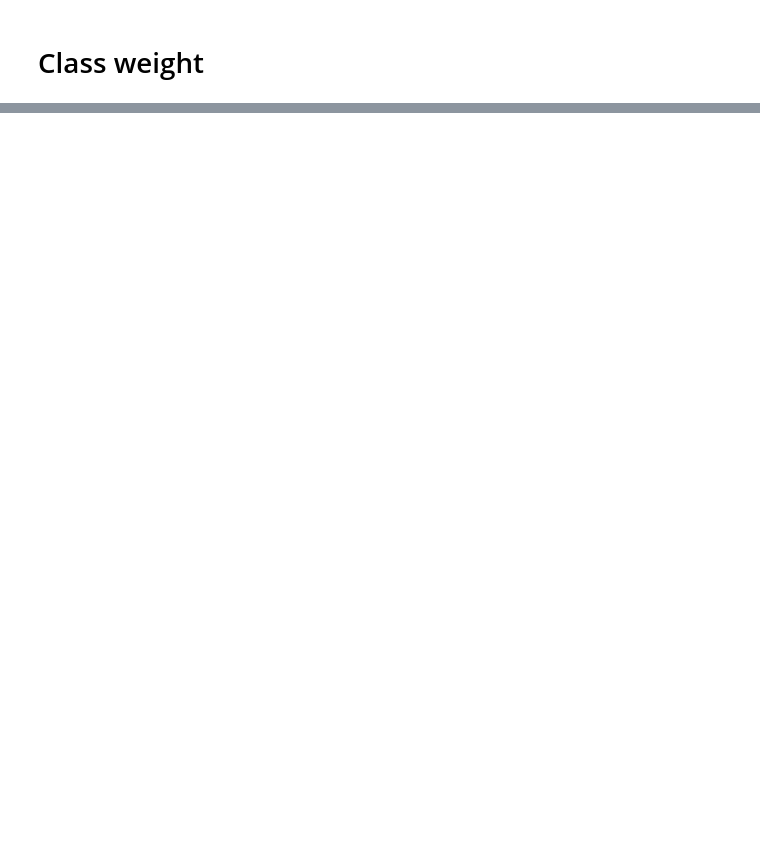
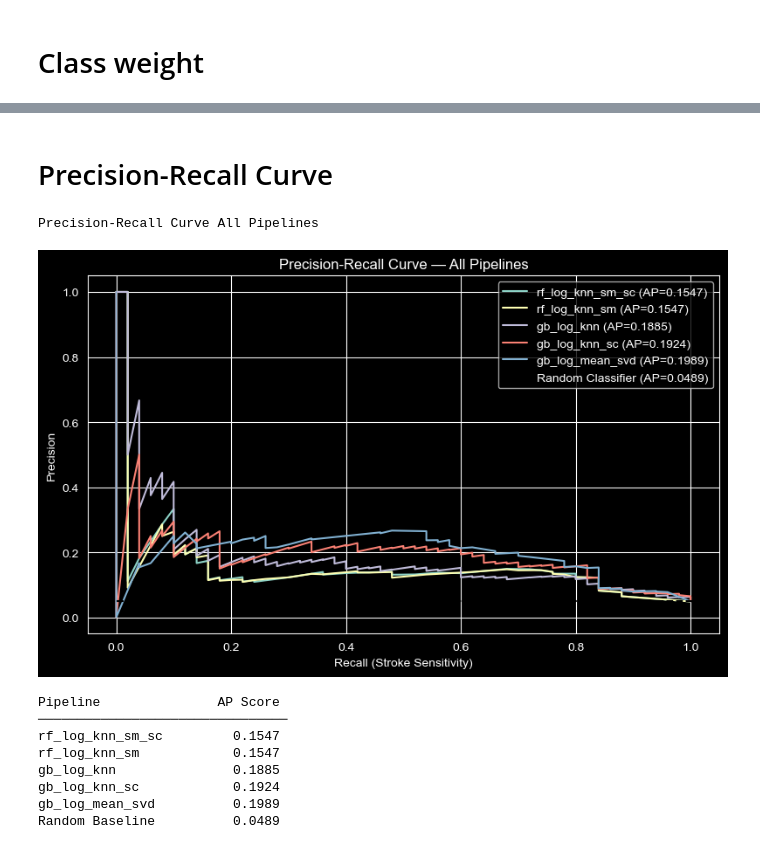
Before and after one commit to stefanosPanteli/EPL448_Team1_StrokePrediction, a Jupyter notebook: project.ipynb, the cells around one changed output, grey strips where cells are left out. Saved outputs shown, nothing was run; the diff lists cells and outputs as text; code cells hidden in the pictures; blank space fills up the shorter version.

```diff
--- a/project.ipynb
+++ b/project.ipynb
@@ -2376,0 +2458,44 @@ for cw in ['balanced', {0: 1, 1: 5}, {0: 1, 1: 10}]:
+# %% [markdown]
+# Precision-Recall Curve
+# %%
+from sklearn.metrics import precision_recall_curve, average_precision_score
+
+nicely_print('Precision-Recall Curve', 'All Pipelines')
+
+plt.figure(figsize=(8, 5))
+for pipe_name, pipe in best_pipelines.items():
+    y_proba  = pipe.predict_proba(X_test_orig)[:, 1]
+    precision, recall, _ = precision_recall_curve(y_test_orig, y_proba)
+    ap = average_precision_score(y_test_orig, y_proba)
+    plt.plot(recall, precision, label=f'{pipe_name} (AP={ap:.4f})')
+
+# Baseline: random classifier at stroke rate
+stroke_rate = y_test_orig.mean()
+plt.axhline(y=stroke_rate, color='k', linestyle='--', label=f'Random Classifier (AP={stroke_rate:.4f})')
+
+plt.xlabel('Recall (Stroke Sensitivity)')
+plt.ylabel('Precision')
+plt.title('Precision-Recall Curve — All Pipelines')
+plt.legend()
+plt.tight_layout()
+plt.show()
+
+# ── Summary table ─────────────────────────────────────────────
+print(f'\n{"Pipeline":<20} {"AP Score":>10}')
+print('─' * 32)
+for pipe_name, pipe in best_pipelines.items():
+    y_proba = pipe.predict_proba(X_test_orig)[:, 1]
+    ap = average_precision_score(y_test_orig, y_proba)
+    print(f'{pipe_name:<20} {ap:>10.4f}')
+print(f'{"Random Baseline":<20} {stroke_rate:>10.4f}')
+# %% [output]
+Precision-Recall Curve All Pipelines
+[figure, added]
+Pipeline               AP Score
+────────────────────────────────
+rf_log_knn_sm_sc         0.1547
+rf_log_knn_sm            0.1547
+gb_log_knn               0.1885
+gb_log_knn_sc            0.1924
+gb_log_mean_svd          0.1989
+Random Baseline          0.0489
```
Also changed, not shown: parts of 29 cells of this notebook.
